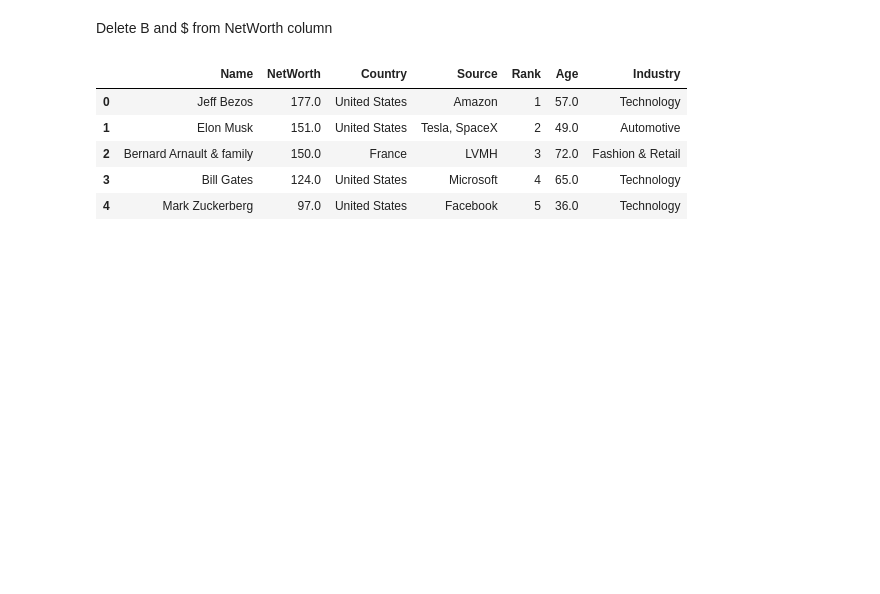
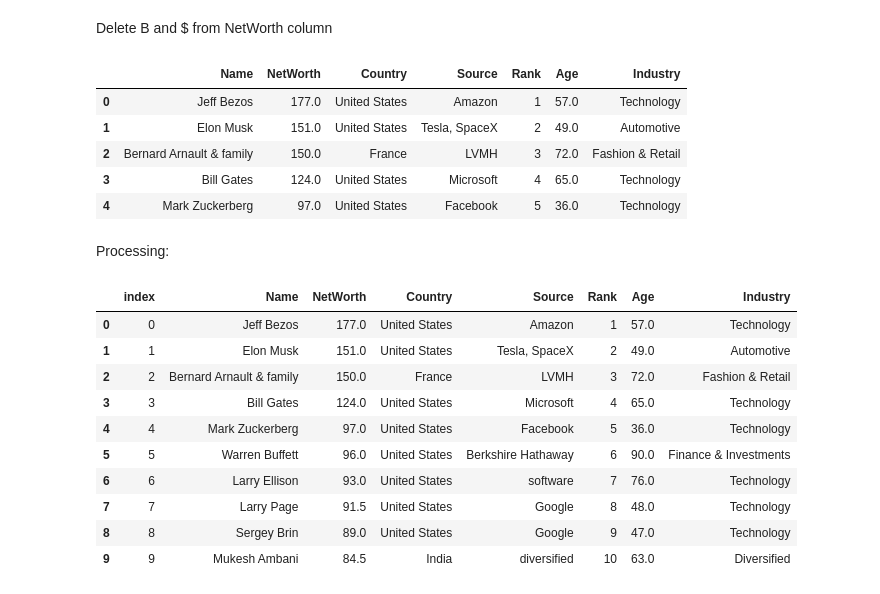
Before and after one commit to MahdiAhmadiKamal/PyLearn7-Data-Science, a Jupyter notebook: PyLearn7-Assignment40/billionaires.ipynb, the cells around one changed output. Saved outputs shown, nothing was run; the diff lists cells and outputs as text; code cells hidden in the pictures; blank space fills up the shorter version.

```diff
--- a/PyLearn7-Assignment40/billionaires.ipynb
+++ b/PyLearn7-Assignment40/billionaires.ipynb
@@ -63,3 +63,20 @@ data.head()
 | 2 | Bernard Arnault & family | 150.0 | France | LVMH | 3 | 72.0 | Fashion & Retail |
 | 3 | Bill Gates | 124.0 | United States | Microsoft | 4 | 65.0 | Technology |
 | 4 | Mark Zuckerberg | 97.0 | United States | Facebook | 5 | 36.0 | Technology |
+# %% [markdown]
+Processing:
+# %%
+df = data.sort_values(by=["NetWorth"], ascending=False).head(10).reset_index()
+df
+# %% [output]
+|  | index | Name | NetWorth | Country | Source | Rank | Age | Industry |
+| 0 | 0 | Jeff Bezos | 177.0 | United States | Amazon | 1 | 57.0 | Technology |
+| 1 | 1 | Elon Musk | 151.0 | United States | Tesla, SpaceX | 2 | 49.0 | Automotive |
+| 2 | 2 | Bernard Arnault & family | 150.0 | France | LVMH | 3 | 72.0 | Fashion & Retail |
+| 3 | 3 | Bill Gates | 124.0 | United States | Microsoft | 4 | 65.0 | Technology |
+| 4 | 4 | Mark Zuckerberg | 97.0 | United States | Facebook | 5 | 36.0 | Technology |
+| 5 | 5 | Warren Buffett | 96.0 | United States | Berkshire Hathaway | 6 | 90.0 | Finance & Investments |
+| 6 | 6 | Larry Ellison | 93.0 | United States | software | 7 | 76.0 | Technology |
+| 7 | 7 | Larry Page | 91.5 | United States | Google | 8 | 48.0 | Technology |
+| 8 | 8 | Sergey Brin | 89.0 | United States | Google | 9 | 47.0 | Technology |
+| 9 | 9 | Mukesh Ambani | 84.5 | India | diversified | 10 | 63.0 | Diversified |
```
Also changed, not shown: parts of 1 cell of this notebook.
